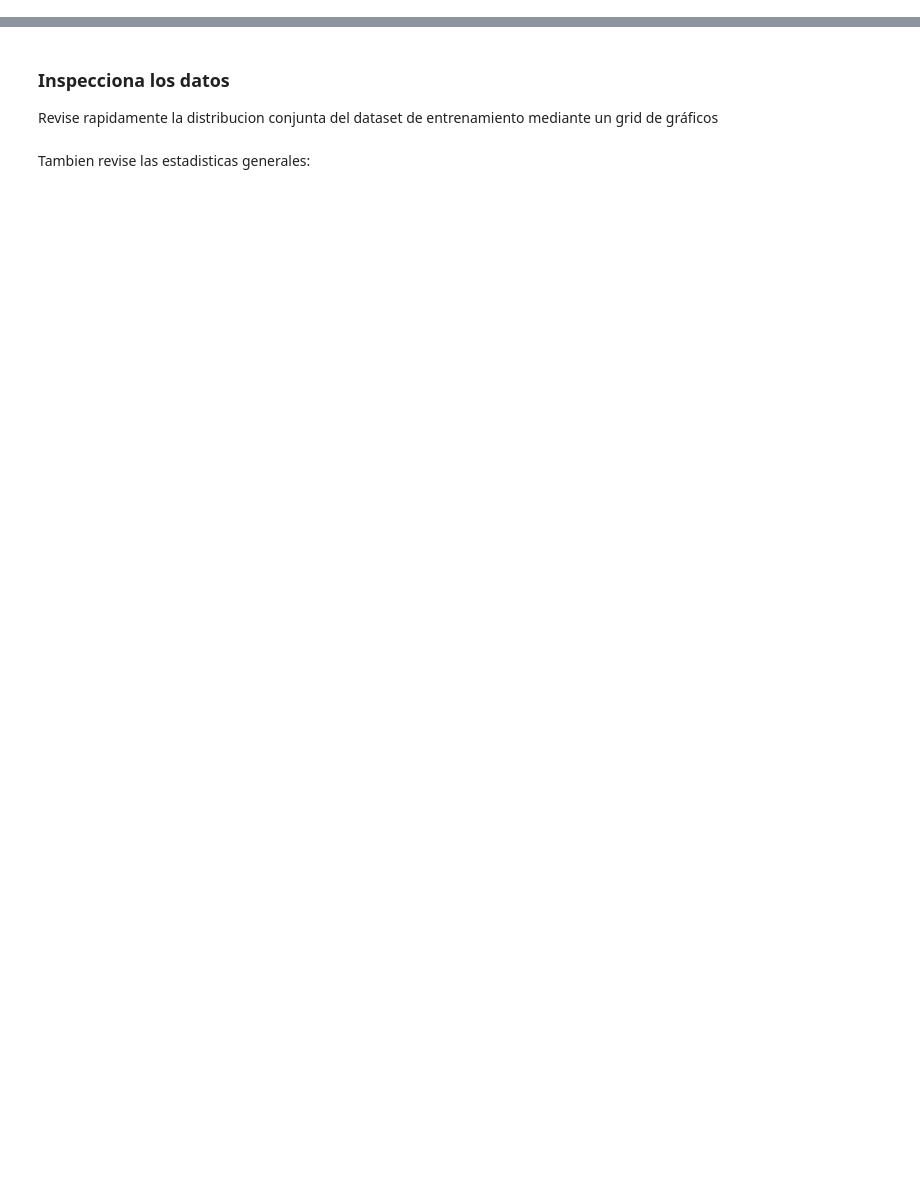
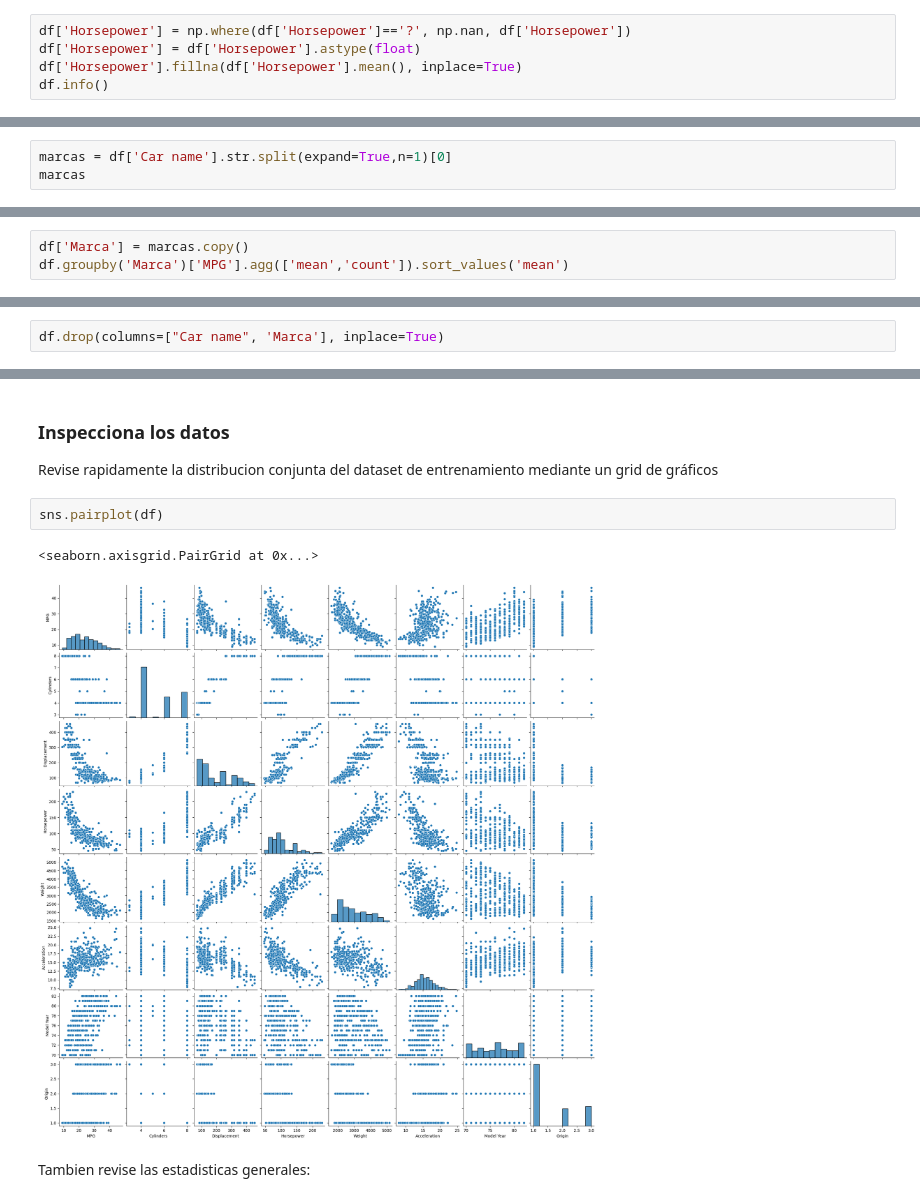
Before and after one commit to MNievas12/2405_dsft_thebridge, a Jupyter notebook: 2_Machine_Learning/3-Deep_Learning/1-Intro_Deep_Learning/ejercicios/Deep_Learning_regression.ipynb, the cells around one changed output, grey strips where cells are left out. Saved outputs shown, nothing was run; the diff lists cells and outputs as text; blank space fills up the shorter version.

```diff
--- a/2_Machine_Learning/3-Deep_Learning/1-Intro_Deep_Learning/ejercicios/Deep_Learning_regression.ipynb
+++ b/2_Machine_Learning/3-Deep_Learning/1-Intro_Deep_Learning/ejercicios/Deep_Learning_regression.ipynb
@@ -24,0 +101,5 @@ Trata los missings y variables categóricas
+# %%
+df['Horsepower'] = np.where(df['Horsepower']=='?', np.nan, df['Horsepower'])
+df['Horsepower'] = df['Horsepower'].astype(float)
+df['Horsepower'].fillna(df['Horsepower'].mean(), inplace=True)
+df.info()
@@ -24,0 +158,3 @@ Trata los missings y variables categóricas
+# %%
+marcas = df['Car name'].str.split(expand=True,n=1)[0]
+marcas
@@ -24,0 +194,3 @@ Trata los missings y variables categóricas
+# %%
+df['Marca'] = marcas.copy()
+df.groupby('Marca')['MPG'].agg(['mean','count']).sort_values('mean')
@@ -30,3 +221,5 @@ Ahora divida el set de datos en un set de entrenamiento y otro de pruebas. 80% p
 Usaremos el set de pruebas en la evaluacion final de nuestro modelo.
 
 NOTA: El resultado tienen que ser dos datasets
+# %%
+df.drop(columns=["Car name", 'Marca'], inplace=True)
@@ -34,5 +245,10 @@ NOTA: El resultado tienen que ser dos datasets
 ### Inspecciona los datos
 
 Revise rapidamente la distribucion conjunta del dataset de entrenamiento mediante un grid de gráficos
+# %%
+sns.pairplot(df)
+# %% [output]
+<seaborn.axisgrid.PairGrid at 0x...>
+[figure, added]
 # %% [markdown]
 Tambien revise las estadisticas generales:
```
Also changed, not shown: parts of 43 cells of this notebook, 1 other file.
